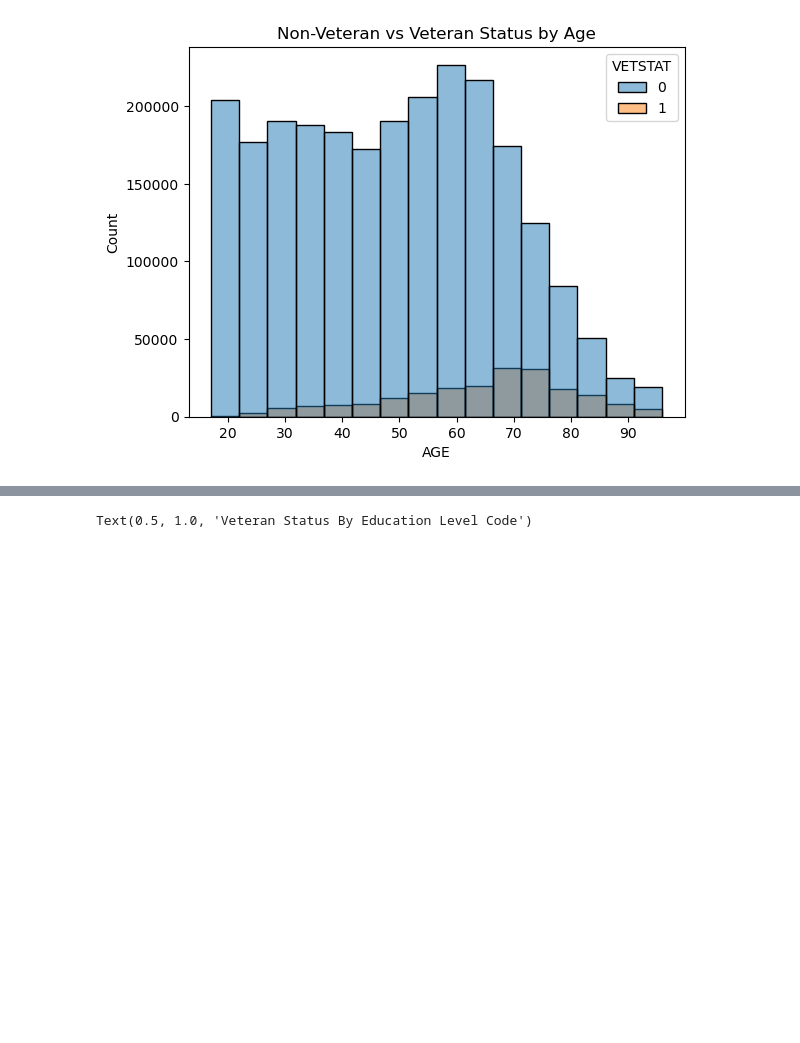
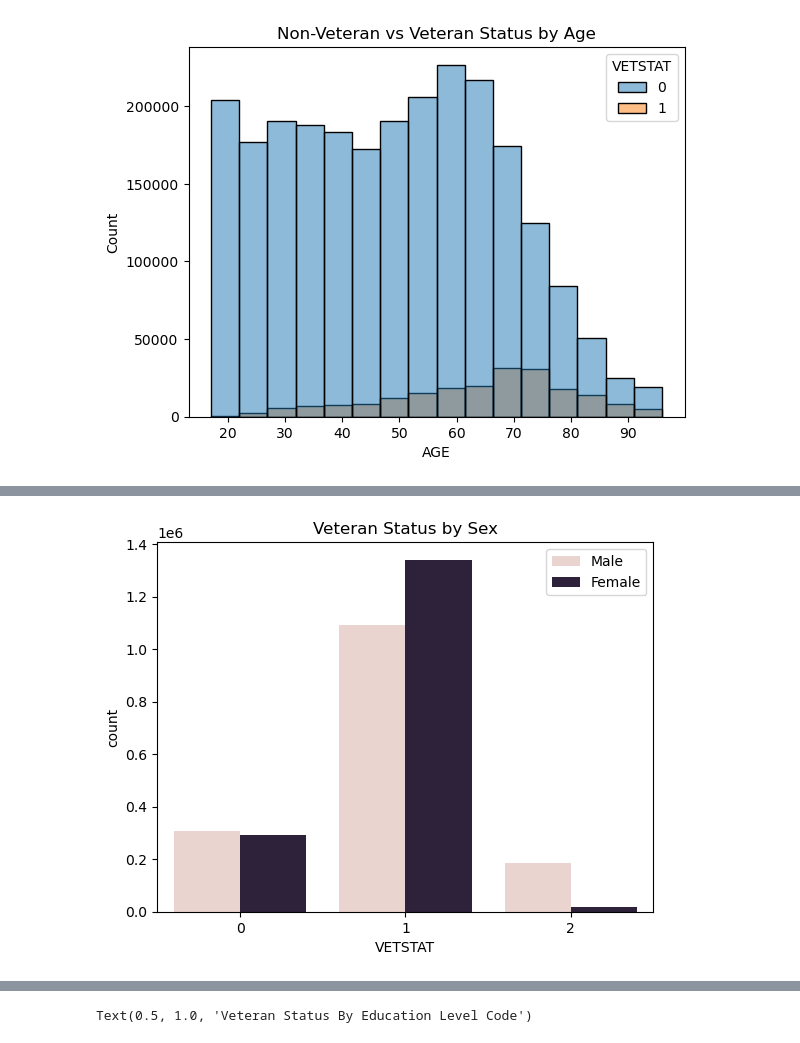
Before and after one commit to Fobertree/Econ220FinalProject, a Jupyter notebook: main.ipynb, the cells around one changed output, grey strips where cells are left out. Saved outputs shown, nothing was run; the diff lists cells and outputs as text; code cells hidden in the pictures; blank space fills up the shorter version.

```diff
--- a/main.ipynb
+++ b/main.ipynb
@@ -245,0 +272,6 @@ Text(0.5, 1.0, 'Non-Veteran vs Veteran Status by Age')
+# %%
+g = sns.countplot(data=data, x='VETSTAT',hue='SEX').set_title('Veteran Status by Sex')
+plt.legend(labels=["Male","Female"])
+plt.show(g)
+# %% [output]
+[figure, added]
```
Also changed, not shown: parts of 6 cells of this notebook.
